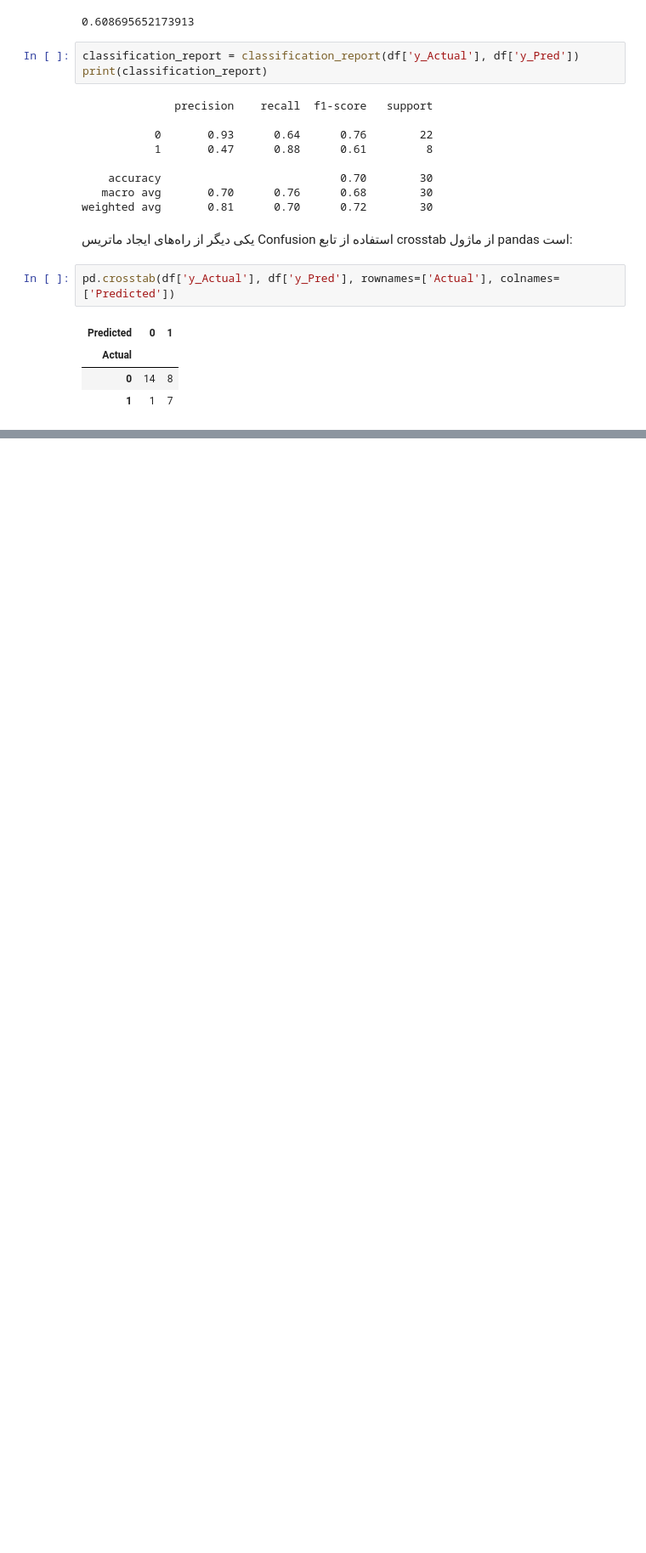
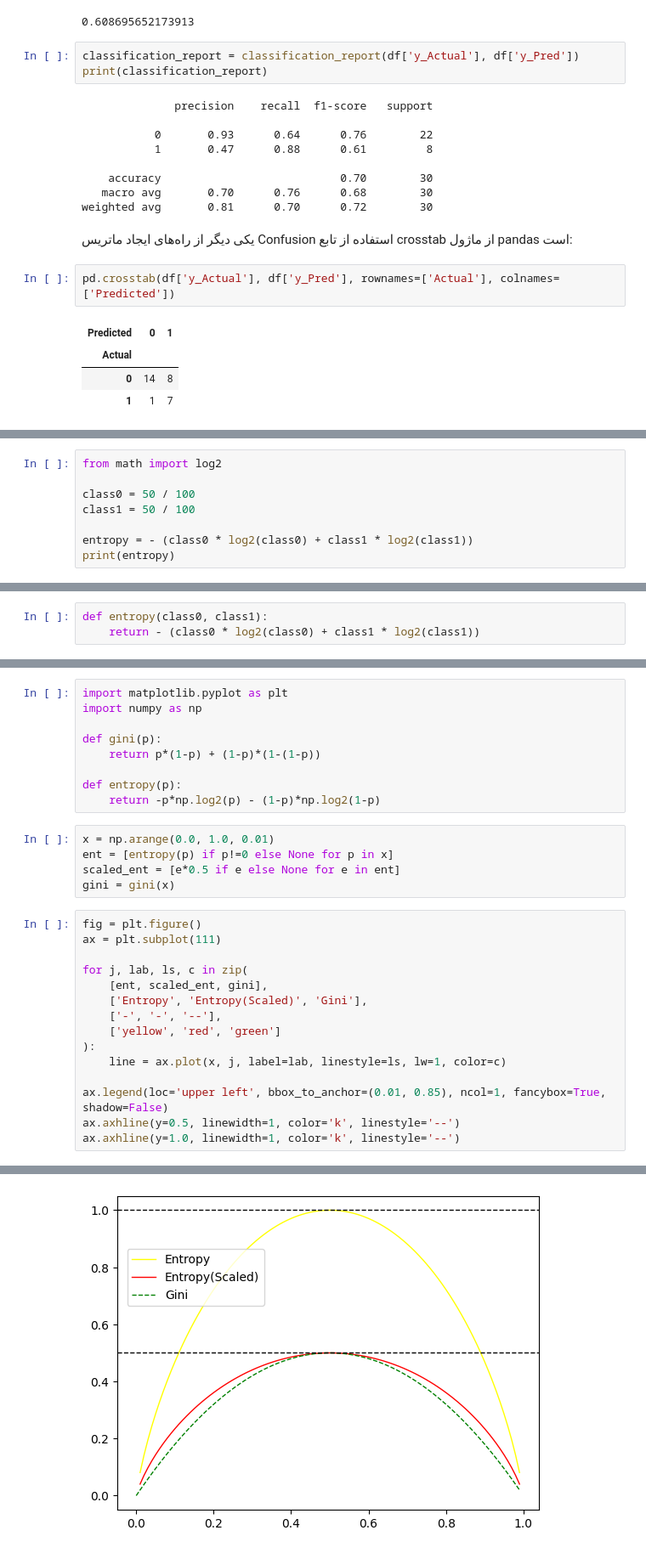
Before and after one commit to aghababaei-alireza/AI_Darsman, a Jupyter notebook: Semester 5 - Machine Learning/Learn/Part3-3-Regression.ipynb, the cells around one changed output, grey strips where cells are left out. Shown at 85% size. Drawn from its saved outputs; the diff is of its cells as text; blank space fills up the shorter version.

```diff
--- a/Semester 5 - Machine Learning/Learn/Part3-3-Regression.ipynb
+++ b/Semester 5 - Machine Learning/Learn/Part3-3-Regression.ipynb
@@ -285,0 +633,8 @@ pd.crosstab(df['y_Actual'], df['y_Pred'], rownames=['Actual'], colnames=['Predic
+# %%
+from math import log2
+
+class0 = 50 / 100
+class1 = 50 / 100
+
+entropy = - (class0 * log2(class0) + class1 * log2(class1))
+print(entropy)
@@ -285,0 +647,3 @@ pd.crosstab(df['y_Actual'], df['y_Pred'], rownames=['Actual'], colnames=['Predic
+# %%
+def entropy(class0, class1):
+    return - (class0 * log2(class0) + class1 * log2(class1))
@@ -285,0 +688,30 @@ pd.crosstab(df['y_Actual'], df['y_Pred'], rownames=['Actual'], colnames=['Predic
+# %%
+import matplotlib.pyplot as plt
+import numpy as np
+
+def gini(p):
+    return p*(1-p) + (1-p)*(1-(1-p))
+
+def entropy(p):
+    return -p*np.log2(p) - (1-p)*np.log2(1-p)
+# %%
+x = np.arange(0.0, 1.0, 0.01)
+ent = [entropy(p) if p!=0 else None for p in x]
+scaled_ent = [e*0.5 if e else None for e in ent]
+gini = gini(x)
+# %%
+fig = plt.figure()
+ax = plt.subplot(111)
+
+for j, lab, ls, c in zip(
+    [ent, scaled_ent, gini],
+    ['Entropy', 'Entropy(Scaled)', 'Gini'],
+    ['-', '-', '--'],
+    ['yellow', 'red', 'green']
+):
+    line = ax.plot(x, j, label=lab, linestyle=ls, lw=1, color=c)
+
+ax.legend(loc='upper left', bbox_to_anchor=(0.01, 0.85), ncol=1, fancybox=True, shadow=False)
+ax.axhline(y=0.5, linewidth=1, color='k', linestyle='--')
+ax.axhline(y=1.0, linewidth=1, color='k', linestyle='--')
+# %% [output]
@@ -285,0 +719 @@ pd.crosstab(df['y_Actual'], df['y_Pred'], rownames=['Actual'], colnames=['Predic
+[figure, added]
```
Also changed, not shown: parts of 181 cells of this notebook, 25 other files.
